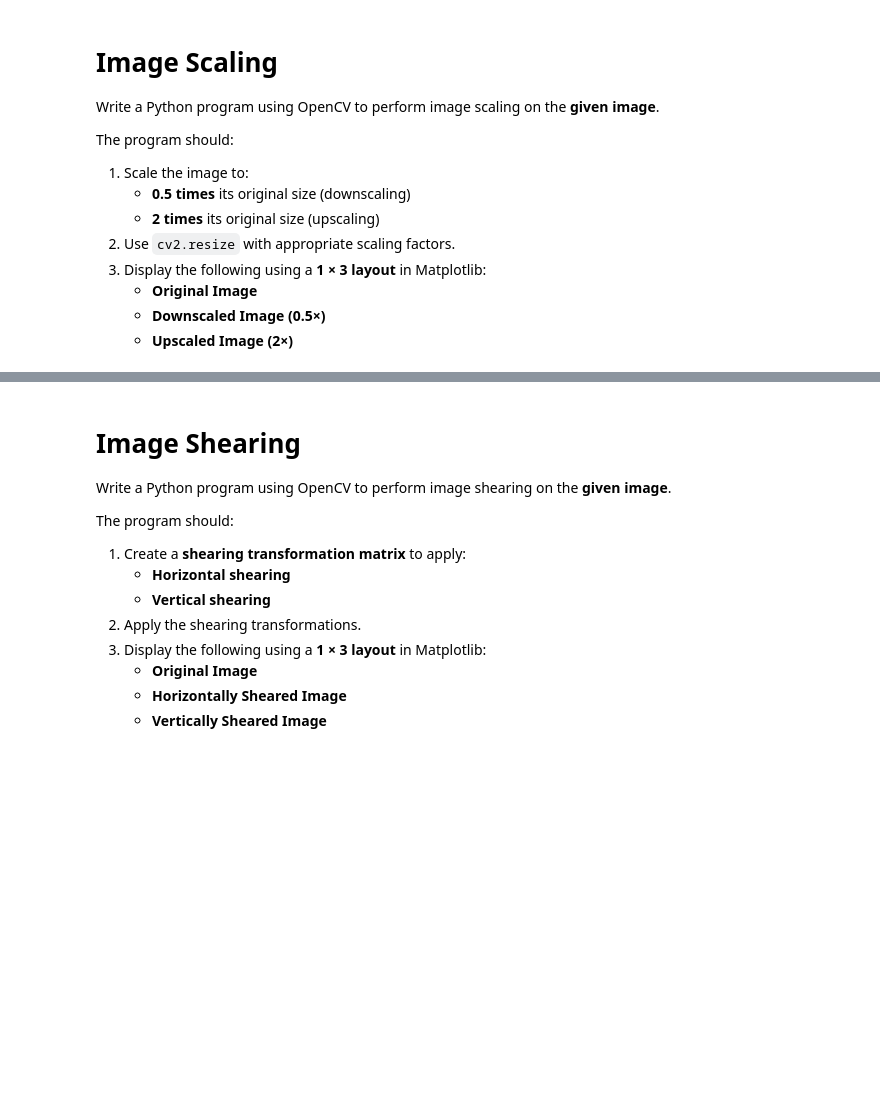
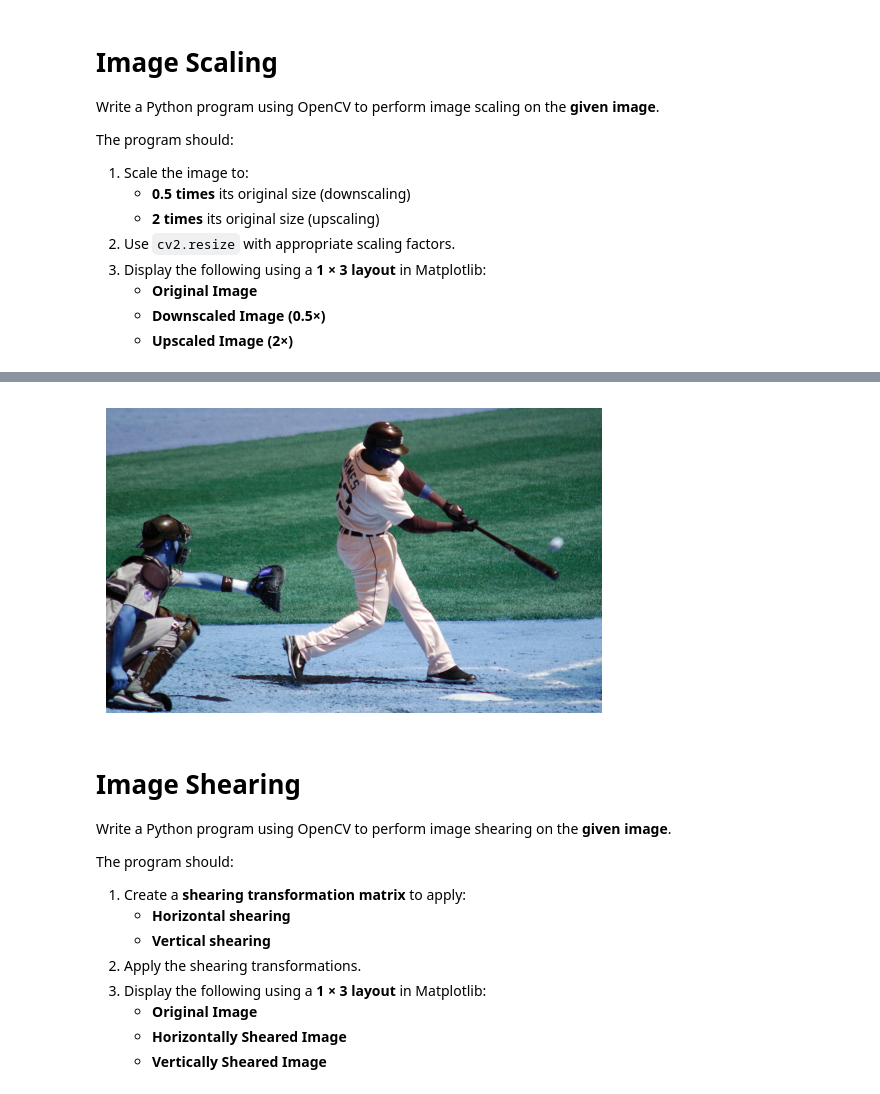
Before and after one commit to rajamanikandanravikumar/Geometric-Transformation-Using-OpenCv, a Jupyter notebook: Image Translation.ipynb, the cells around one changed output, grey strips where cells are left out. Cells and saved outputs as stored; diff of their text form; code cells hidden in the pictures; blank space fills up the shorter version.

```diff
--- a/Image Translation.ipynb
+++ b/Image Translation.ipynb
@@ -42,3 +62,9 @@ The program should:
+# %%
+plt.imshow(s2_image)
+plt.axis('off')
+plt.show()
+# %% [output]
+[figure, added]
 # %% [markdown]
 # **Image Shearing**
 
```
Also changed, not shown: parts of 19 cells of this notebook.
